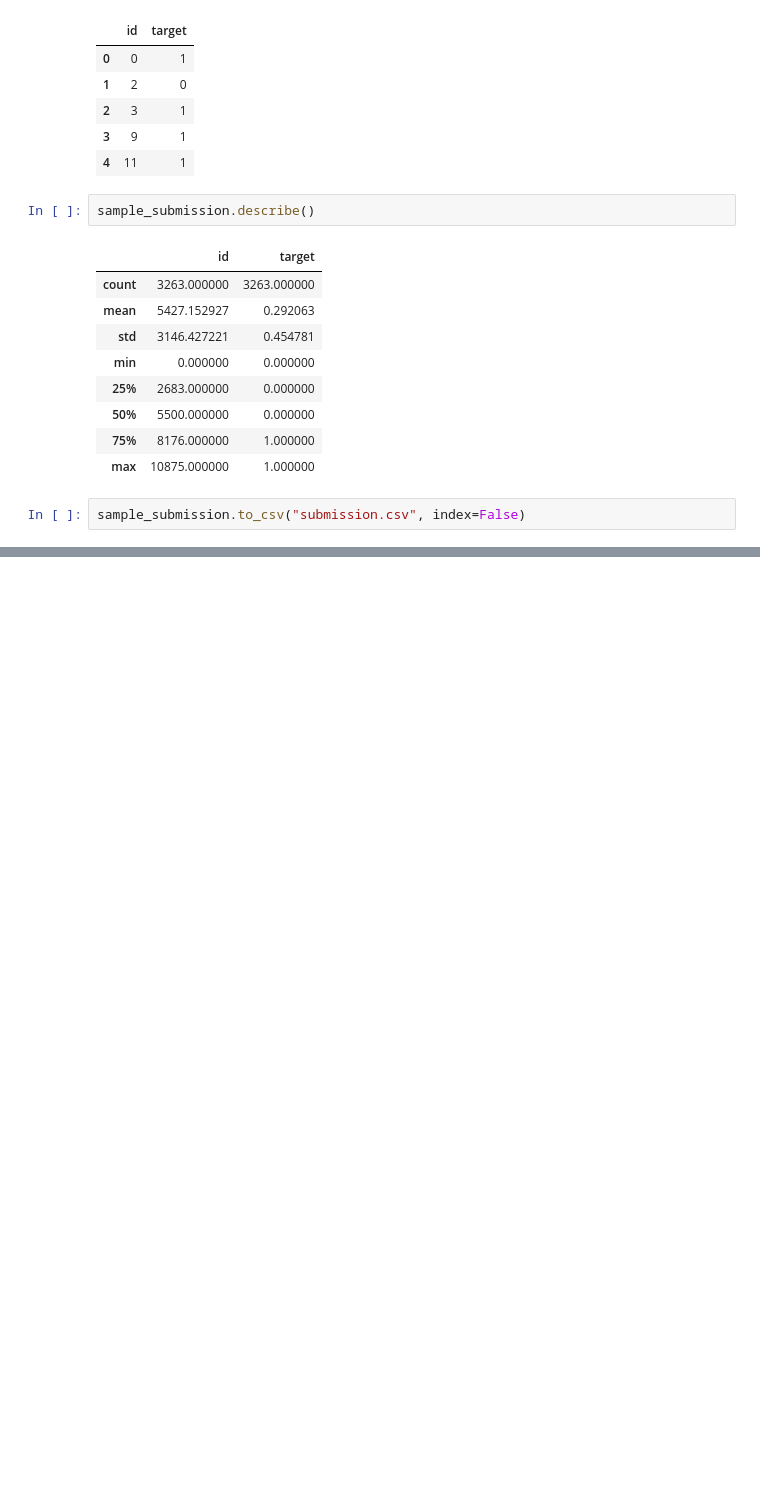
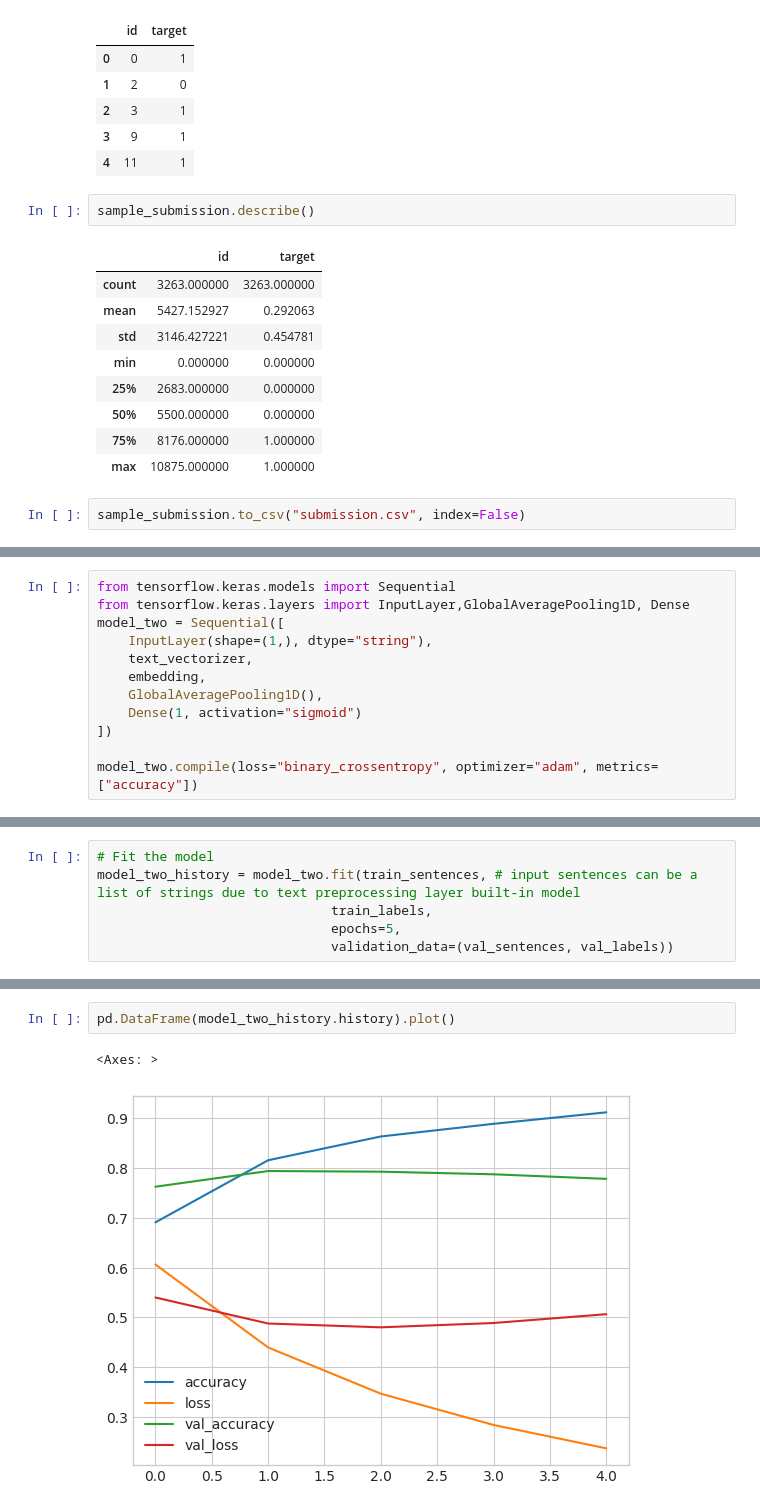
Before and after one commit to dibkb/mnist, a Jupyter notebook: disaster-tweets.ipynb, the cells around one changed output, grey strips where cells are left out. Drawn from its saved outputs; the diff is of its cells as text; blank space fills up the shorter version.

```diff
--- a/disaster-tweets.ipynb
+++ b/disaster-tweets.ipynb
@@ -407,0 +425,12 @@ sample_submission.to_csv("submission.csv", index=False)
+# %%
+from tensorflow.keras.models import Sequential
+from tensorflow.keras.layers import InputLayer,GlobalAveragePooling1D, Dense
+model_two = Sequential([
+    InputLayer(shape=(1,), dtype="string"),
+    text_vectorizer,
+    embedding,
+    GlobalAveragePooling1D(),
+    Dense(1, activation="sigmoid")
+])
+
+model_two.compile(loss="binary_crossentropy", optimizer="adam", metrics=["accuracy"])
@@ -407,0 +458,6 @@ sample_submission.to_csv("submission.csv", index=False)
+# %%
+# Fit the model
+model_two_history = model_two.fit(train_sentences, # input sentences can be a list of strings due to text preprocessing layer built-in model
+                              train_labels,
+                              epochs=5,
+                              validation_data=(val_sentences, val_labels))
@@ -407,0 +475,5 @@ sample_submission.to_csv("submission.csv", index=False)
+# %%
+pd.DataFrame(model_two_history.history).plot()
+# %% [output]
+<Axes: >
+[figure, added]
```
Also changed, not shown: parts of 11 cells of this notebook.
